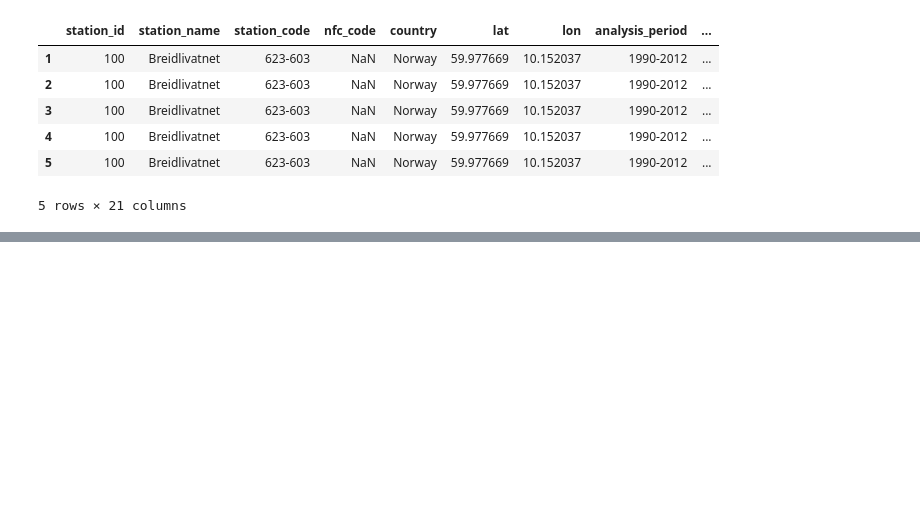
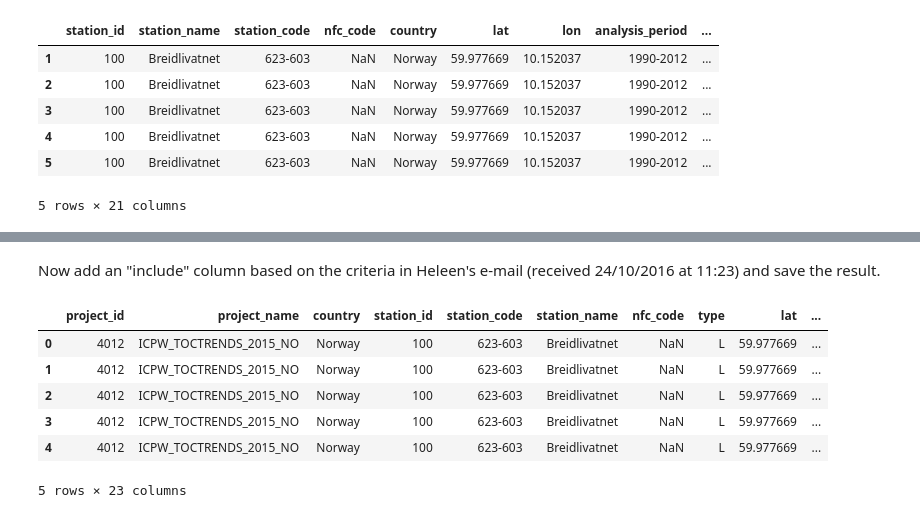
Before and after one commit to JamesSample/icpw, a Jupyter notebook: toc_trends_oct_2016_part2.ipynb, the cells around one changed output, grey strips where cells are left out. Cells and saved outputs as stored; diff of their text form; code cells hidden in the pictures; blank space fills up the shorter version.

```diff
--- a/toc_trends_oct_2016_part2.ipynb
+++ b/toc_trends_oct_2016_part2.ipynb
@@ -436,0 +498,28 @@ As of 21/10/2016, the finished page is [here](http://77.104.141.195/~icpwater/da
+# %% [markdown]
+Now add an "include" column based on the criteria in Heleen's e-mail (received 24/10/2016 at 11:23) and save the result.
+# %%
+def include(row):
+    if (row['analysis_period'] == '1990-2012') & (row['non_missing'] >= 15):
+        return 'yes'
+    elif (row['analysis_period'] == '1990-2004') & (row['non_missing'] >= 2):
+        return 'yes'
+    elif (row['analysis_period'] == '1998-2012') & (row['non_missing'] >= 2):
+        return 'yes'
+    else:
+        return 'no'
+
+df['include'] = df.apply(include, axis=1)
+
+# Save output
+out_path = os.path.join(res_fold, 'toc_trends_for_heleen_1.csv')
+df.to_csv(out_path, index=False, encoding='utf-8')
+
+df.head()
+# %% [output]
+|  | project_id | project_name | country | station_id | station_code | station_name | nfc_code | type | lat | ... |
+| 0 | 4012 | ICPW_TOCTRENDS_2015_NO | Norway | 100 | 623-603 | Breidlivatnet | NaN | L | 59.977669 | ... |
+| 1 | 4012 | ICPW_TOCTRENDS_2015_NO | Norway | 100 | 623-603 | Breidlivatnet | NaN | L | 59.977669 | ... |
+| 2 | 4012 | ICPW_TOCTRENDS_2015_NO | Norway | 100 | 623-603 | Breidlivatnet | NaN | L | 59.977669 | ... |
+| 3 | 4012 | ICPW_TOCTRENDS_2015_NO | Norway | 100 | 623-603 | Breidlivatnet | NaN | L | 59.977669 | ... |
+| 4 | 4012 | ICPW_TOCTRENDS_2015_NO | Norway | 100 | 623-603 | Breidlivatnet | NaN | L | 59.977669 | ... |
+5 rows × 23 columns
```
Also changed, not shown: parts of 7 cells of this notebook.
